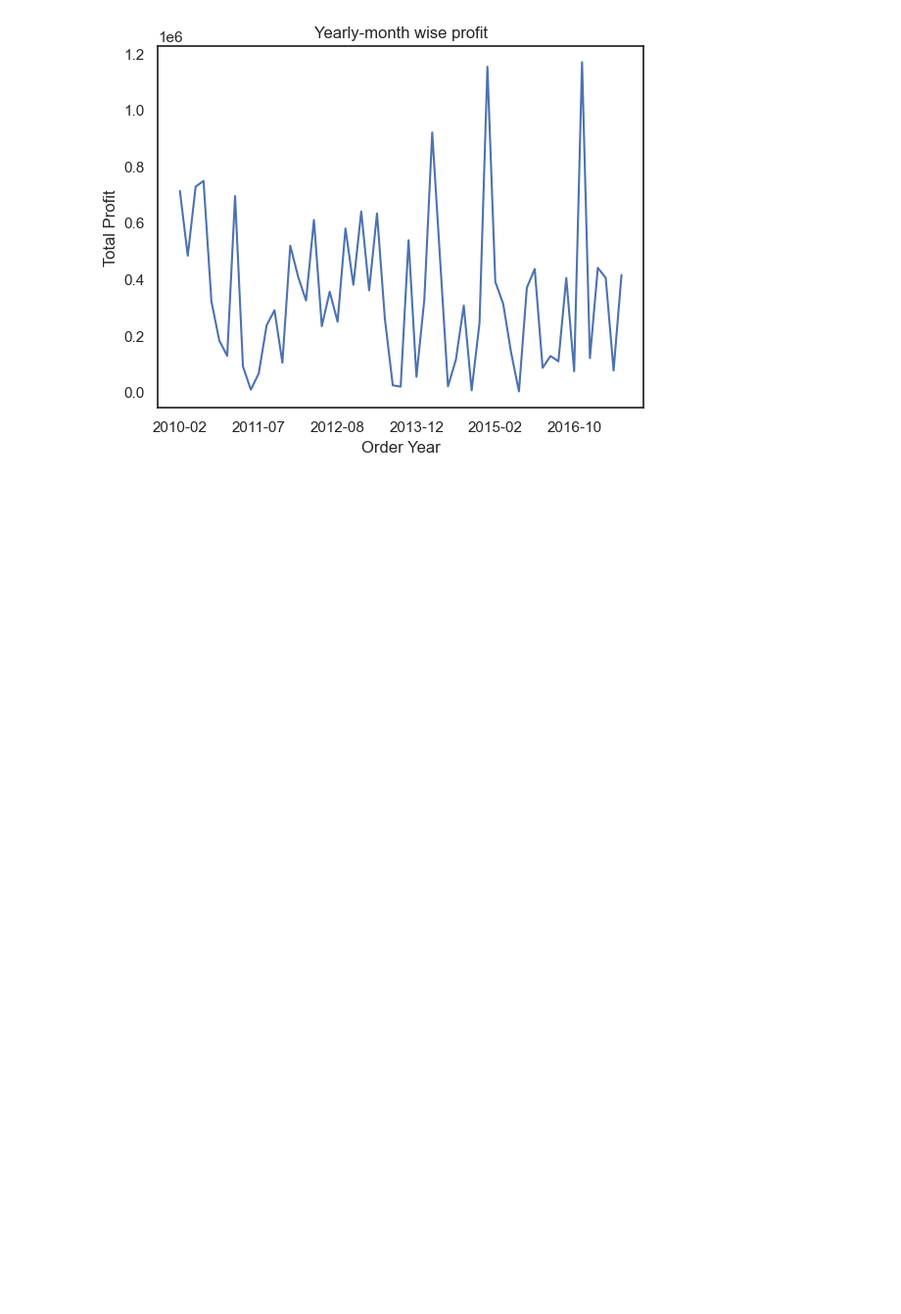
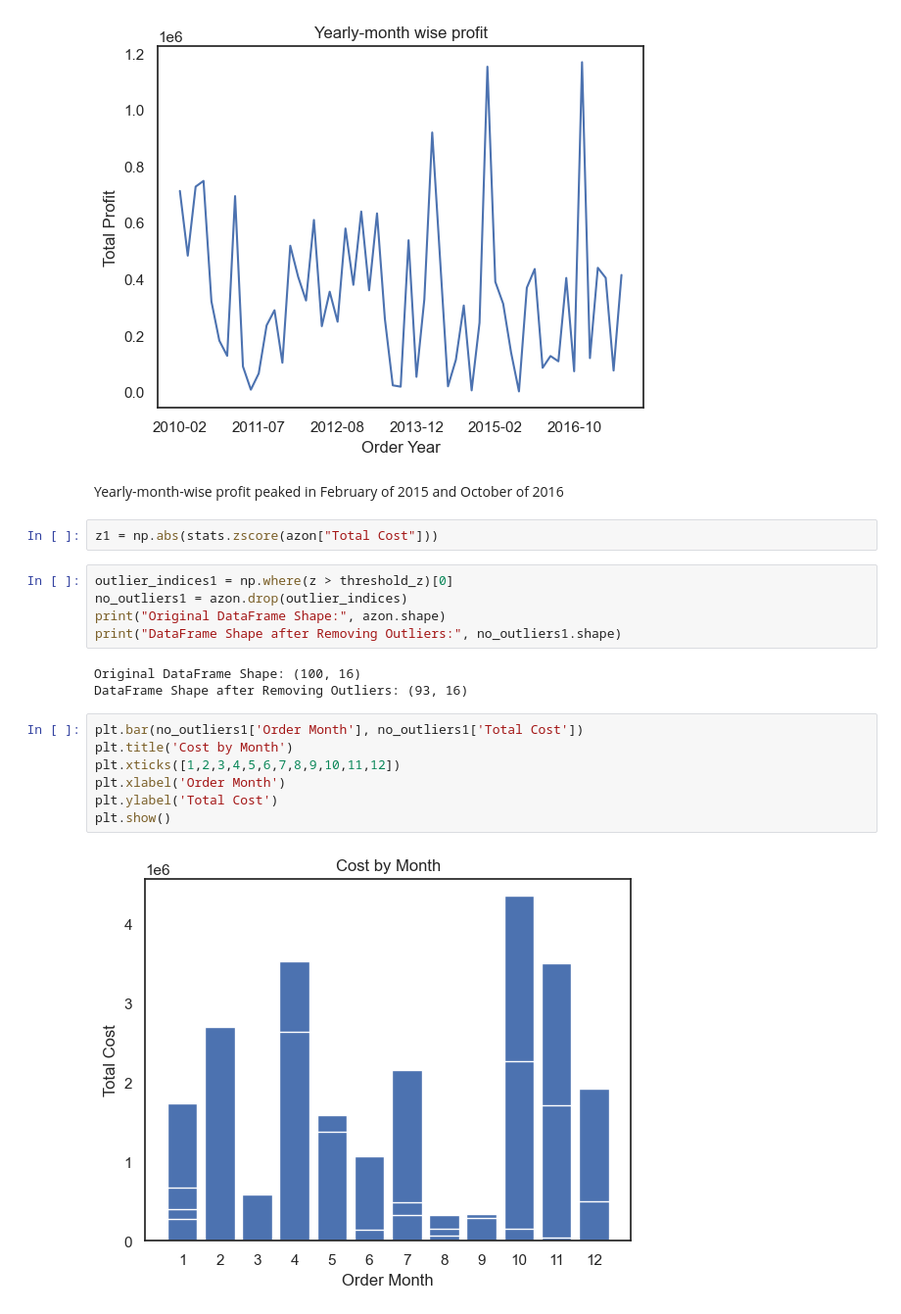
Before and after one commit to sunilkumarcodes/Brainwave_Matrix_Intern, a Jupyter notebook: sales-analysis.ipynb, the cells around one changed output. Shown: that part at 98% size. Drawn from its saved outputs; the diff is of its cells as text; blank space fills up the shorter version.

```diff
--- a/sales-analysis.ipynb
+++ b/sales-analysis.ipynb
@@ -147,3 +147,24 @@ plt.title('Yearly-month wise profit')
 # %% [output]
 Text(0.5, 1.0, 'Yearly-month wise profit')
 [figure]
+# %% [markdown]
+Yearly-month-wise profit peaked in February of 2015 and October of 2016
+# %%
+z1 = np.abs(stats.zscore(azon["Total Cost"]))
+# %%
+outlier_indices1 = np.where(z > threshold_z)[0]
+no_outliers1 = azon.drop(outlier_indices)
+print("Original DataFrame Shape:", azon.shape)
+print("DataFrame Shape after Removing Outliers:", no_outliers1.shape)
+# %% [output]
+Original DataFrame Shape: (100, 16)
+DataFrame Shape after Removing Outliers: (93, 16)
+# %%
+plt.bar(no_outliers1['Order Month'], no_outliers1['Total Cost'])
+plt.title('Cost by Month')
+plt.xticks([1,2,3,4,5,6,7,8,9,10,11,12])
+plt.xlabel('Order Month')
+plt.ylabel('Total Cost')
+plt.show()
+# %% [output]
+[figure, added]
```
Also changed, not shown: parts of 10 cells of this notebook, 11 other files.
